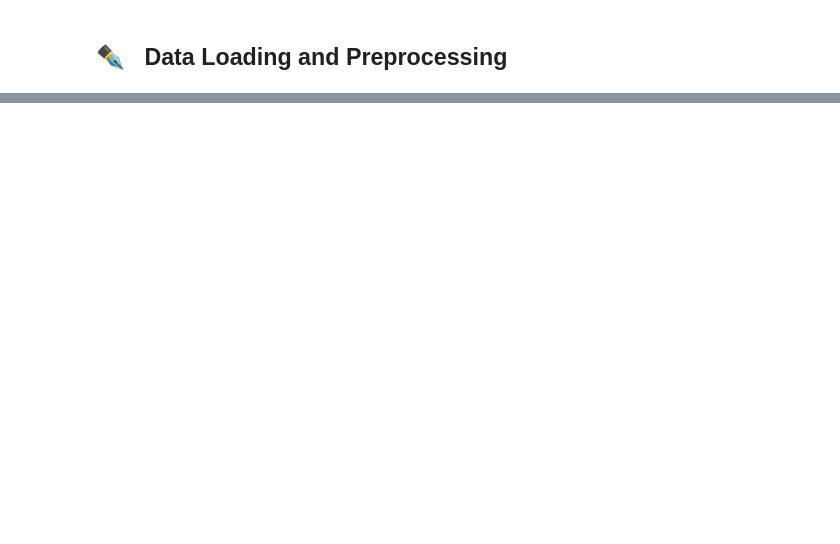
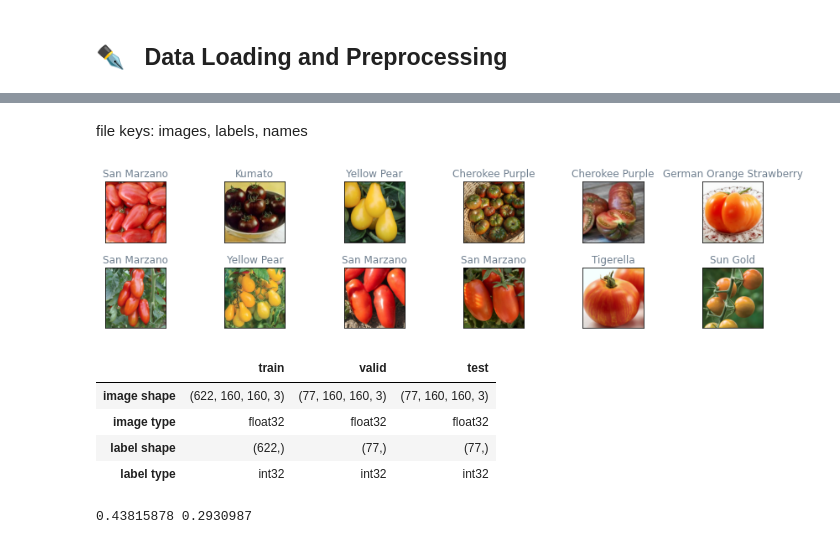
Before and after one commit to OlgaBelitskaya/colab_notebooks, a Jupyter notebook: cultivar_recognition.ipynb, the cells around one changed output, grey strips where cells are left out. Drawn from its saved outputs; the diff is of its cells as text; code cells hidden in the pictures; blank space fills up the shorter version.

```diff
--- a/cultivar_recognition.ipynb
+++ b/cultivar_recognition.ipynb
@@ -300,0 +45,79 @@ model.evaluate(x_test,y_test)
+# %%
+file_path='https://raw.githubusercontent.com/'+\
+          'OlgaBelitskaya/data_kitchen/main/'
+file_name='TomatoCultivars160.h5'; img_size=160
+def get_file(file_path,file_name):
+    input_file=urllib.request.urlopen(file_path+file_name)
+    output_file=open(file_name,'wb')
+    output_file.write(input_file.read())
+    output_file.close(); input_file.close()
+get_file(file_path,file_name)
+with h5py.File(file_name,'r') as f:
+    keys=list(f.keys())
+    display(HTML('<p>file keys: '+', '.join(keys)+'</p>'))
+    images=np.array(f[keys[0]])
+    images=tf.image.resize(images,[img_size,img_size]).numpy()
+    labels=np.array(f[keys[1]])
+    names=[el.decode('utf-8')for el in f[keys[2]]]
+    f.close()
+# %% [output]
+file keys: images, labels, names
+# %%
+N=labels.shape[0]; n=int(.1*N)
+num_classes=len(names)
+shuffle_ids=np.arange(N)
+np.random.RandomState(12).shuffle(shuffle_ids)
+images=images[shuffle_ids]; labels=labels[shuffle_ids]
+x_test,x_valid,x_train=images[:n],images[n:2*n],images[2*n:]
+y_test,y_valid,y_train=labels[:n],labels[n:2*n],labels[2*n:]
+df=pd.DataFrame(
+    [[x_train.shape,x_valid.shape,x_test.shape],
+     [x_train.dtype,x_valid.dtype,x_test.dtype],
+     [y_train.shape,y_valid.shape,y_test.shape],
+     [y_train.dtype,y_valid.dtype,y_test.dtype]],
+    columns=['train','valid','test'],
+    index=['image shape','image type','label shape','label type'])
+def display_imgs(images,labels,names,n=12):
+    fig=pl.figure(figsize=(12,3))
+    for i in range(0,n):
+        ax=fig.add_subplot(2,n//2,i+1,xticks=[],yticks=[])
+        ax.set_title(
+            names[labels[i]],color='slategray',
+            fontdict={'fontsize':'large'})
+        ax.imshow((images[i]))
+    pl.tight_layout(); pl.show()
+display_imgs(images,labels,names); display(df)
+# %% [output]
+[figure, added]
+|  | train | valid | test |
+| image shape | (622, 160, 160, 3) | (77, 160, 160, 3) | (77, 160, 160, 3) |
+| image type | float32 | float32 | float32 |
+| label shape | (622,) | (77,) | (77,) |
+| label type | int32 | int32 | int32 |
+# %%
+class TData(tds):
+    def __init__(self,x,y):
+        self.x=torch.tensor(x,dtype=torch.float32)
+        self.y=torch.tensor(y,dtype=torch.int32)
+    def __getitem__(self,index):
+        img,lbl=self.x[index],self.y[index]
+        return img,lbl
+    def __len__(self):
+        return self.y.shape[0]
+batch_size2=8
+n_train=batch_size2*(x_train.shape[0]//batch_size2)
+x_train2=np.transpose(x_train,(0,3,1,2))[:n_train]
+print(x_train2.mean(),x_train2.std())
+n_valid=batch_size2*(x_valid.shape[0]//batch_size2)
+x_valid2=np.transpose(x_valid,(0,3,1,2))[:n_valid]
+n_test=batch_size2*(x_test.shape[0]//batch_size2)
+x_test2=np.transpose(x_test,(0,3,1,2))[:n_test]
+random_seed=23
+train2=TData(x_train2,y_train[:n_train])
+valid2=TData(x_valid2,y_valid[:n_valid])
+test2=TData(x_test2,y_test[:n_test])
+dataloaders={'train':tdl(dataset=train2,shuffle=True,batch_size=batch_size2),
+             'valid':tdl(dataset=valid2,shuffle=True,batch_size=batch_size2),
+             'test':tdl(dataset=test2,shuffle=True,batch_size=batch_size2)}
+# %% [output]
+0.43815878 0.2930987
```
Also changed, not shown: parts of 43 cells of this notebook, 1 other file.
